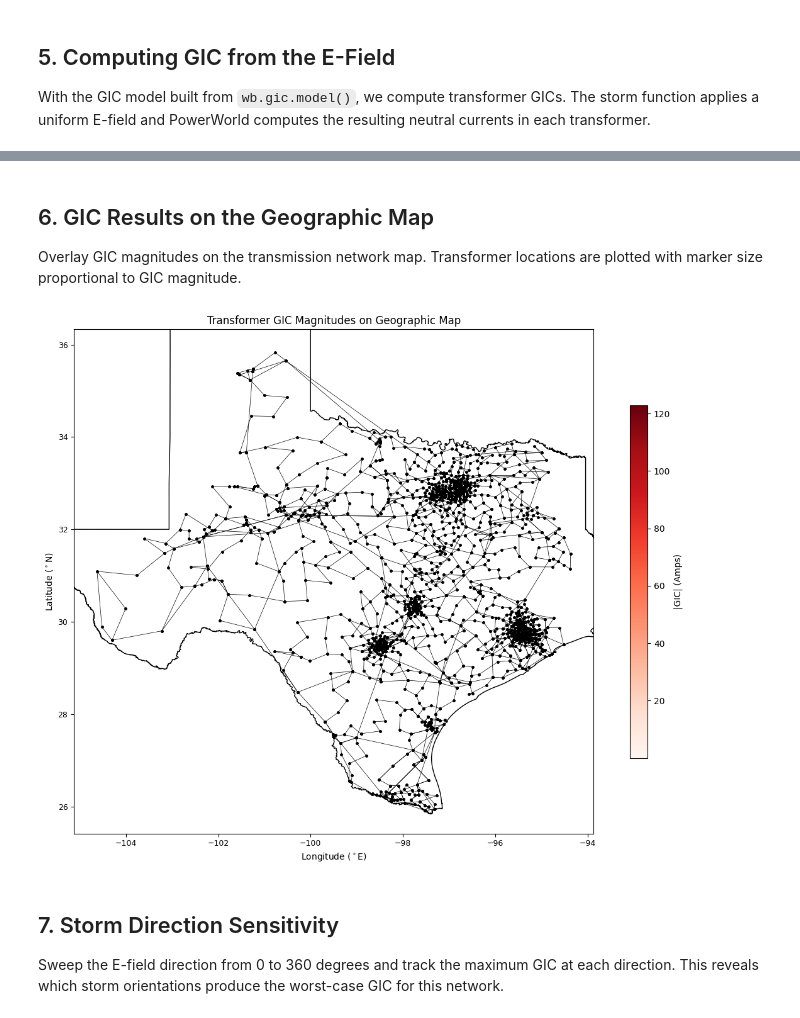
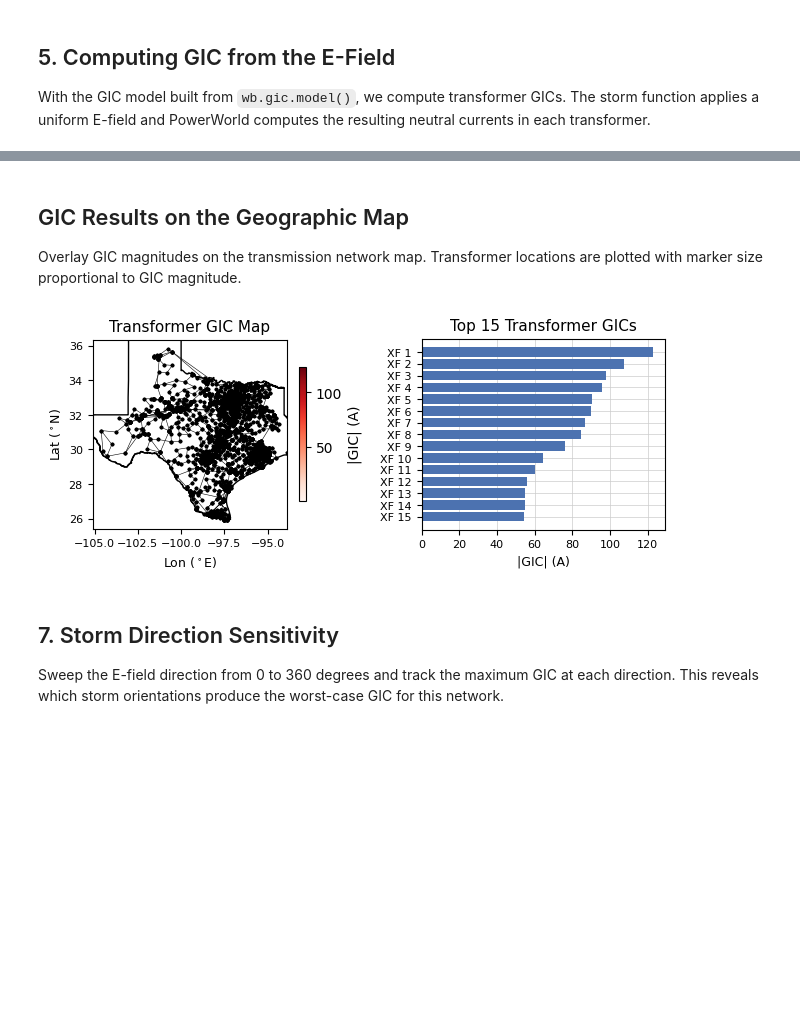
Before and after one commit to lukelowry/ESApp, a Jupyter notebook: docs/examples/gic/03_efield_geographic.ipynb, the cells around one changed output, grey strips where cells are left out. Drawn from its saved outputs; the diff is of its cells as text; code cells hidden in the pictures; blank space fills up the shorter version.

```diff
--- a/docs/examples/gic/03_efield_geographic.ipynb
+++ b/docs/examples/gic/03_efield_geographic.ipynb
@@ -224,17 +183,30 @@ plot_barh_top(gic_vals, labels=[f'XF {i + 1}' for i in range(len(gic_vals))],
 # %% [markdown]
-## 6. GIC Results on the Geographic Map
+## GIC Results on the Geographic Map
 
 Overlay GIC magnitudes on the transmission network map. Transformer locations are
 plotted with marker size proportional to GIC magnitude.
-# %%
-bus_coords = wb[Bus, ['BusNum', 'Longitude', 'Latitude']]
-xf_geo = gic_data.merge(bus_coords, left_on='BusNum3W', right_on='BusNum', how='inner')
-gic_mag = xf_geo['GICXFNeutralAmps'].abs()
-
-plot_gic_geo_map(lines, xf_geo, gic_mag, SHAPE,
-                 xlim=(lon_min, lon_max), ylim=(lat_min, lat_max))
-# %% [output]
-[figure, removed]
+# %%
+bus_coords = wb[Bus, ['BusNum', 'Longitude', 'Latitude']]
+xf_geo = gic_data.merge(bus_coords, left_on='BusNum3W', right_on='BusNum', how='inner')
+gic_mag = xf_geo['GICXFNeutralAmps'].abs()
+
+fig, axes = plt.subplots(1, 2, figsize=(6.5, 2.8))
+plot_gic_geo_map(lines, xf_geo, gic_mag, SHAPE,
+                 xlim=(lon_min, lon_max), ylim=(lat_min, lat_max),
+                 ax=axes[0], fig=fig)
+# Top transformer GICs
+top = gic_mag.sort_values(ascending=False).head(15)
+axes[1].barh(range(len(top)), top.values, color='#4C72B0')
+axes[1].set_yticks(range(len(top)))
+axes[1].set_yticklabels([f'XF {i+1}' for i in range(len(top))], fontsize=7)
+axes[1].invert_yaxis()
+format_plot(axes[1], title='Top 15 Transformer GICs',
+            xlabel='|GIC| (A)', plotarea='white',
+            titlesize=11, labelsize=9, ticksize=8)
+plt.tight_layout()
+plt.show()
+# %% [output]
+[figure, added]
 # %% [markdown]
 ## 7. Storm Direction Sensitivity
 
```
Also changed, not shown: parts of 30 cells of this notebook, 24 other files.
